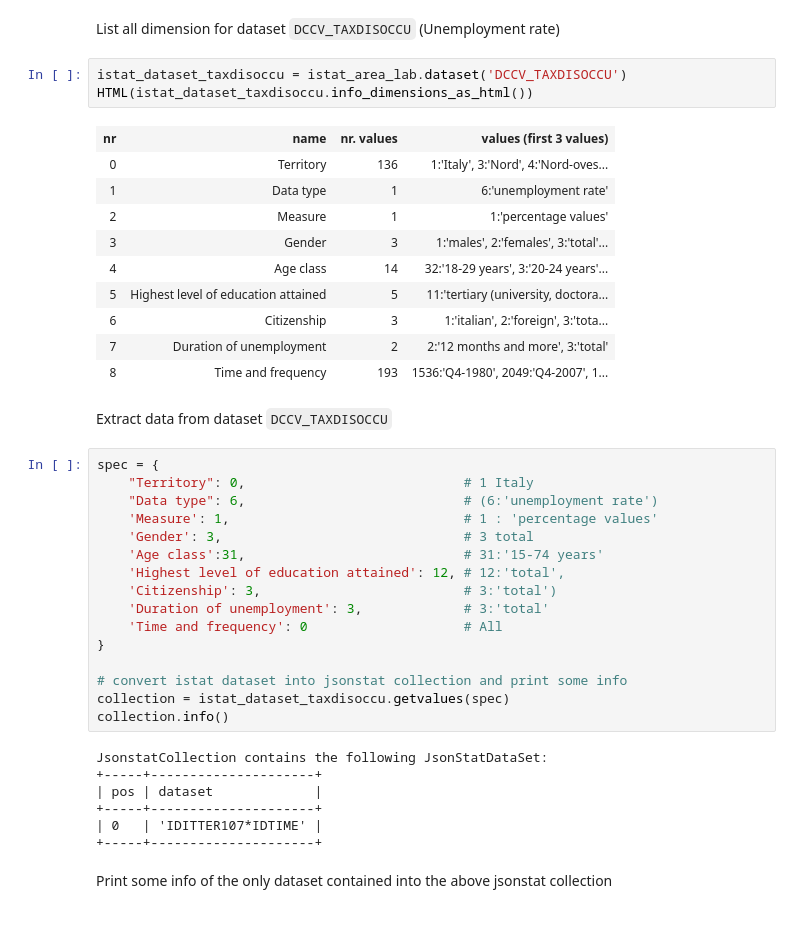
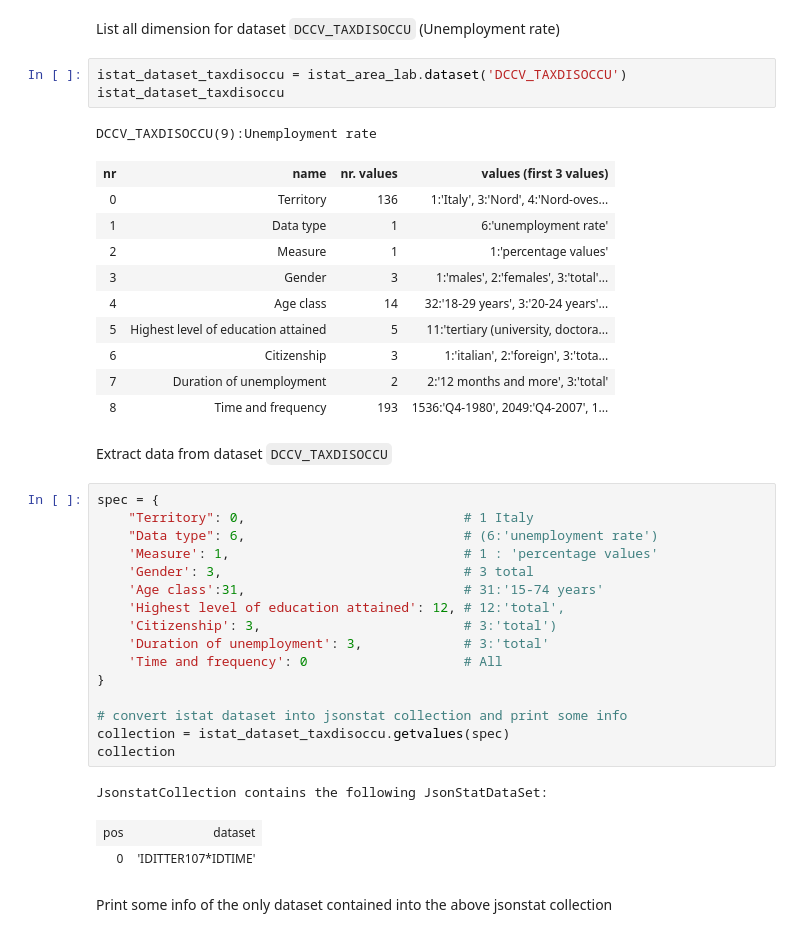
Before and after one commit to 26fe/jsonstat.py, a Jupyter notebook: istat-notebooks/istat_unemployment.ipynb, the cells around one changed output. Drawn from its saved outputs; the diff is of its cells as text.

```diff
--- a/istat-notebooks/istat_unemployment.ipynb
+++ b/istat-notebooks/istat_unemployment.ipynb
@@ -67,8 +52,9 @@ HTML(istat_area_lab.datasets_as_html())
 List all dimension for dataset `DCCV_TAXDISOCCU` (Unemployment rate)
 # %%
 istat_dataset_taxdisoccu = istat_area_lab.dataset('DCCV_TAXDISOCCU')
-HTML(istat_dataset_taxdisoccu.info_dimensions_as_html())
+istat_dataset_taxdisoccu
 # %% [output]
+DCCV_TAXDISOCCU(9):Unemployment rate
 | nr | name | nr. values | values (first 3 values) |
 | 0 | Territory | 136 | 1:'Italy', 3:'Nord', 4:'Nord-oves... |
 | 1 | Data type | 1 | 6:'unemployment rate' |
@@ -84,26 +70,23 @@ Extract data from dataset `DCCV_TAXDISOCCU`
 # %%
 spec = {
     "Territory": 0,                            # 1 Italy
     "Data type": 6,                            # (6:'unemployment rate')
     'Measure': 1,                              # 1 : 'percentage values'
     'Gender': 3,                               # 3 total
     'Age class':31,                            # 31:'15-74 years'
     'Highest level of education attained': 12, # 12:'total',
     'Citizenship': 3,                          # 3:'total')
     'Duration of unemployment': 3,             # 3:'total'
     'Time and frequency': 0                    # All
 }
 
 # convert istat dataset into jsonstat collection and print some info
 collection = istat_dataset_taxdisoccu.getvalues(spec)
-collection.info()
+collection
 # %% [output]
 JsonstatCollection contains the following JsonStatDataSet:
-+-----+---------------------+
-| pos | dataset             |
-+-----+---------------------+
-| 0   | 'IDITTER107*IDTIME' |
-+-----+---------------------+
+| pos | dataset |
+| 0 | 'IDITTER107*IDTIME' |
 # %% [markdown]
 Print some info of the only dataset contained into the above jsonstat collection
 # %%
```
Also changed, not shown: parts of 9 cells of this notebook, 2 other files.
